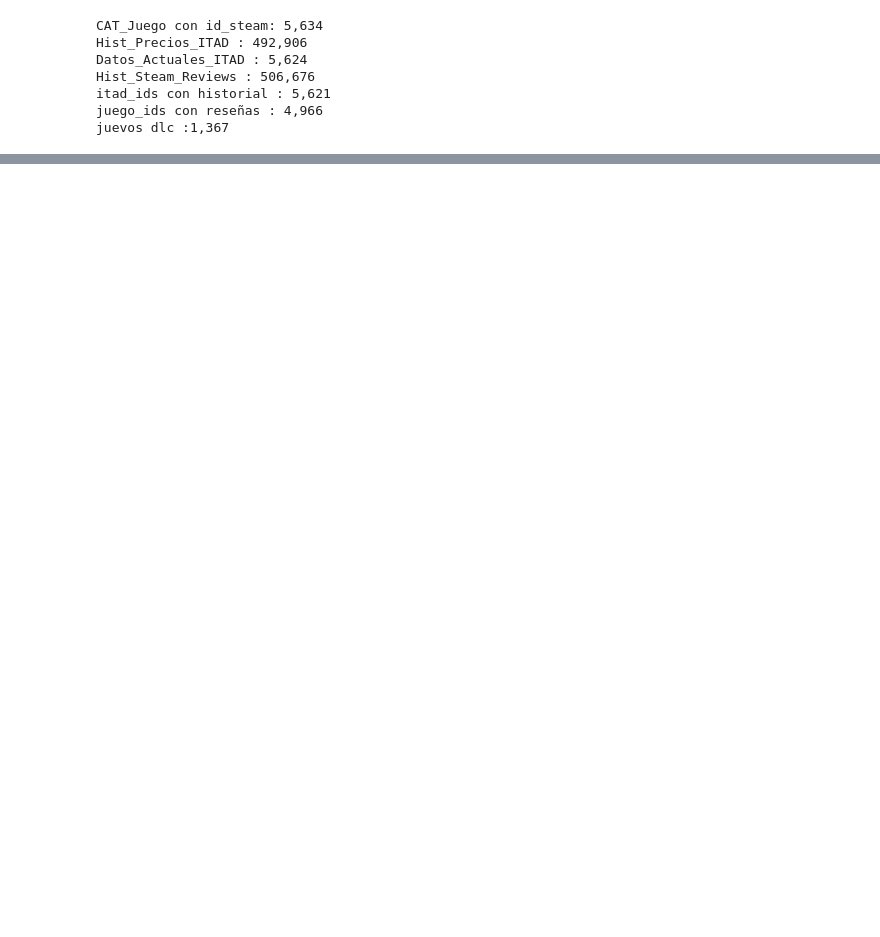
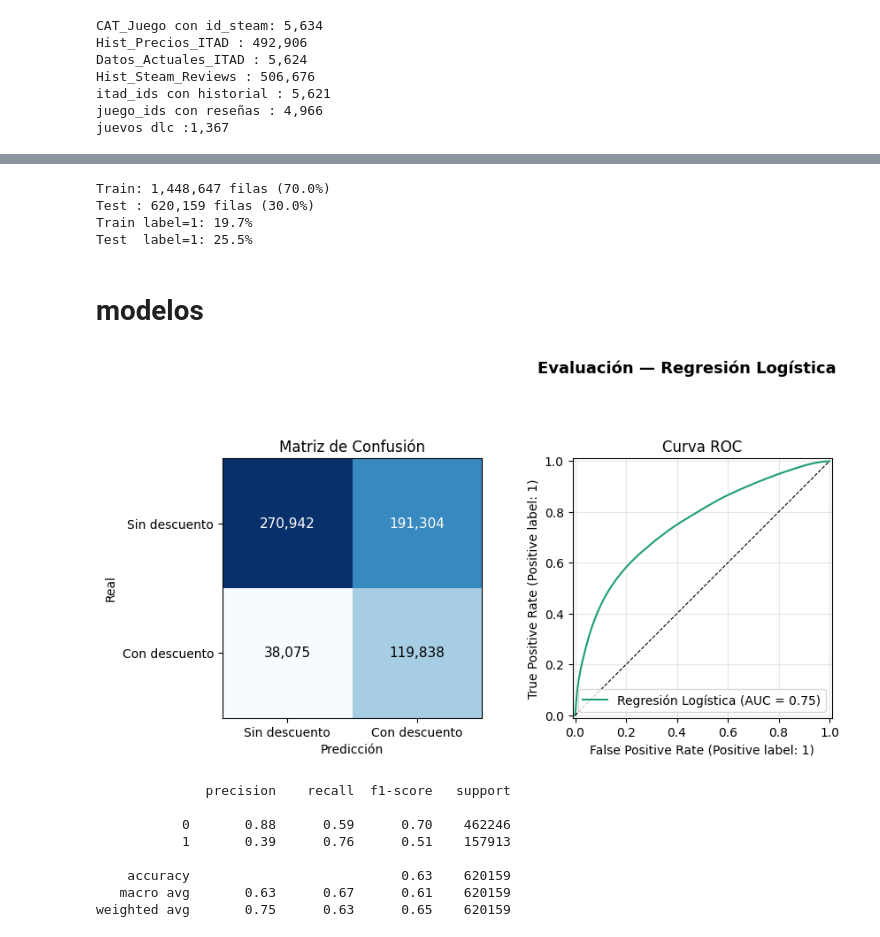
Before and after one commit to AdrianFrias/GAMELENS, a Jupyter notebook: notebooks/11_Analisis_Descuentos.ipynb, the cells around one changed output, grey strips where cells are left out. Saved outputs shown, nothing was run; the diff lists cells and outputs as text; code cells hidden in the pictures; blank space fills up the shorter version.

```diff
--- a/notebooks/11_Analisis_Descuentos.ipynb
+++ b/notebooks/11_Analisis_Descuentos.ipynb
@@ -1292,0 +2728,2 @@ juevos dlc :1,367
+# %%
+df_expandido['ratio_precio_vs_minimo'] = df_expandido['ratio_precio_vs_minimo'].replace([np.inf, -np.inf], -1)
@@ -1292,0 +2755,23 @@ juevos dlc :1,367
+# %%
+df_train = df_expandido[df_expandido['fecha'] < FECHA_CORTE].reset_index(drop=True)
+df_test  = df_expandido[df_expandido['fecha'] >= FECHA_CORTE].reset_index(drop=True)
+# %%
+print(f"Train: {len(df_train):,} filas ({100*len(df_train)/len(df_expandido):.1f}%)")
+print(f"Test : {len(df_test):,} filas ({100*len(df_test)/len(df_expandido):.1f}%)")
+print(f"Train label=1: {df_train['label'].mean()*100:.1f}%")
+print(f"Test  label=1: {df_test['label'].mean()*100:.1f}%")
+#desbalnce parecido
+# %% [output]
+Train: 1,448,647 filas (70.0%)
+Test : 620,159 filas (30.0%)
+Train label=1: 19.7%
+Test  label=1: 25.5%
+# %%
+FEATURES_COLS = [c for c in df_expandido.columns if c not in ['itad_id_texto', 'fecha', 'label', 'precio_base']]
+
+X_train = df_train[FEATURES_COLS]
+y_train = df_train['label']
+X_test  = df_test[FEATURES_COLS]
+y_test  = df_test['label']
+# %% [markdown]
+# modelos
@@ -1292,0 +2813,27 @@ juevos dlc :1,367
+# %%
+pipeline_lr = Pipeline([
+    ('imputer', SimpleImputer(strategy='median')),
+    ('scaler',  StandardScaler()),
+    ('model', LogisticRegression(class_weight='balanced', max_iter=1000, random_state=31))
+])
+
+pipeline_lr.fit(X_train, y_train)
+y_pred_lr = pipeline_lr.predict(X_test)
+# %%
+plot_modelo(
+    'Regresión Logística',
+    y_test,
+    y_pred_lr,
+    pipeline_lr.predict_proba(X_test)[:,1]
+)
+print(classification_report(y_test, y_pred_lr))
+# %% [output]
+[figure, added]
+              precision    recall  f1-score   support
+
+           0       0.88      0.59      0.70    462246
+           1       0.39      0.76      0.51    157913
+
+    accuracy                           0.63    620159
+   macro avg       0.63      0.67      0.61    620159
+weighted avg       0.75      0.63      0.65    620159
```
Also changed, not shown: parts of 150 cells of this notebook, 2 other files.
